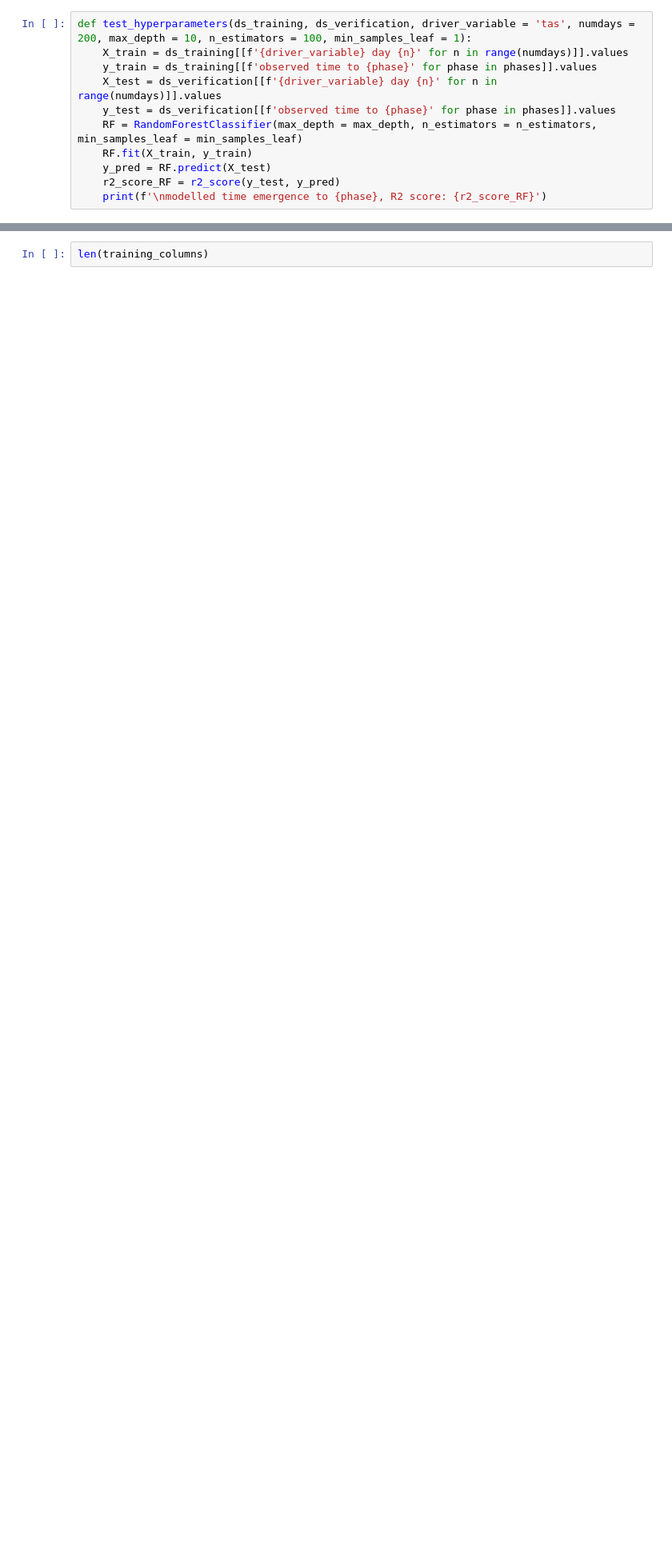
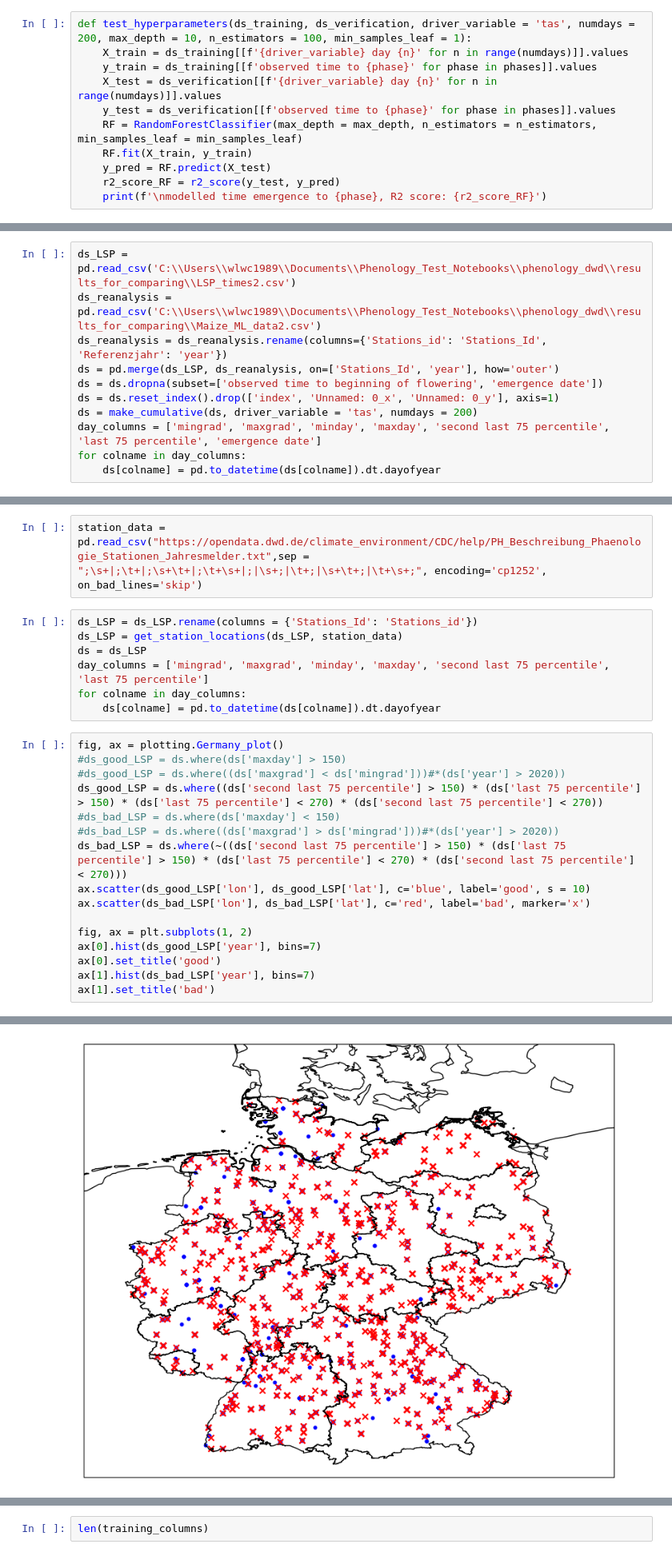
Before and after one commit to MartinP556/ML_algorithms, a Jupyter notebook: ML_Practise.ipynb, the cells around one changed output, grey strips where cells are left out. Shown at 80% size. Drawn from its saved outputs; the diff is of its cells as text; blank space fills up the shorter version.

```diff
--- a/ML_Practise.ipynb
+++ b/ML_Practise.ipynb
@@ -63 +82,12 @@ def test_hyperparameters(ds_training, ds_verification, driver_variable = 'tas',
+# %%
+ds_LSP = pd.read_csv('C:\\Users\\wlwc1989\\Documents\\Phenology_Test_Notebooks\\phenology_dwd\\results_for_comparing\\LSP_times2.csv')
+ds_reanalysis = pd.read_csv('C:\\Users\\wlwc1989\\Documents\\Phenology_Test_Notebooks\\phenology_dwd\\results_for_comparing\\Maize_ML_data2.csv')
+ds_reanalysis = ds_reanalysis.rename(columns={'Stations_id': 'Stations_Id', 'Referenzjahr': 'year'})
+ds = pd.merge(ds_LSP, ds_reanalysis, on=['Stations_Id', 'year'], how='outer')
+ds = ds.dropna(subset=['observed time to beginning of flowering', 'emergence date'])
+ds = ds.reset_index().drop(['index', 'Unnamed: 0_x', 'Unnamed: 0_y'], axis=1)
+ds = make_cumulative(ds, driver_variable = 'tas', numdays = 200)
+day_columns = ['mingrad', 'maxgrad', 'minday', 'maxday', 'second last 75 percentile', 'last 75 percentile', 'emergence date']
+for colname in day_columns:
+    ds[colname] = pd.to_datetime(ds[colname]).dt.dayofyear
 # %%
@@ -100,0 +97,26 @@ for predictor_index, predictor in enumerate(predictors):
+# %%
+station_data = pd.read_csv("https://opendata.dwd.de/climate_environment/CDC/help/PH_Beschreibung_Phaenologie_Stationen_Jahresmelder.txt",sep = ";\s+|;\t+|;\s+\t+|;\t+\s+|;|\s+;|\t+;|\s+\t+;|\t+\s+;", encoding='cp1252', on_bad_lines='skip')
+# %%
+ds_LSP = ds_LSP.rename(columns = {'Stations_Id': 'Stations_id'})
+ds_LSP = get_station_locations(ds_LSP, station_data)
+ds = ds_LSP
+day_columns = ['mingrad', 'maxgrad', 'minday', 'maxday', 'second last 75 percentile', 'last 75 percentile']
+for colname in day_columns:
+    ds[colname] = pd.to_datetime(ds[colname]).dt.dayofyear
+# %%
+fig, ax = plotting.Germany_plot()
+#ds_good_LSP = ds.where(ds['maxday'] > 150)
+#ds_good_LSP = ds.where((ds['maxgrad'] < ds['mingrad']))#*(ds['year'] > 2020))
+ds_good_LSP = ds.where((ds['second last 75 percentile'] > 150) * (ds['last 75 percentile'] > 150) * (ds['last 75 percentile'] < 270) * (ds['second last 75 percentile'] < 270))
+#ds_bad_LSP = ds.where(ds['maxday'] < 150)
+#ds_bad_LSP = ds.where((ds['maxgrad'] > ds['mingrad']))#*(ds['year'] > 2020))
+ds_bad_LSP = ds.where(~((ds['second last 75 percentile'] > 150) * (ds['last 75 percentile'] > 150) * (ds['last 75 percentile'] < 270) * (ds['second last 75 percentile'] < 270)))
+ax.scatter(ds_good_LSP['lon'], ds_good_LSP['lat'], c='blue', label='good', s = 10)
+ax.scatter(ds_bad_LSP['lon'], ds_bad_LSP['lat'], c='red', label='bad', marker='x')
+
+fig, ax = plt.subplots(1, 2)
+ax[0].hist(ds_good_LSP['year'], bins=7)
+ax[0].set_title('good')
+ax[1].hist(ds_bad_LSP['year'], bins=7)
+ax[1].set_title('bad')
+# %% [output]
@@ -100,0 +124 @@ for predictor_index, predictor in enumerate(predictors):
+[figure, added]
```
Also changed, not shown: parts of 27 cells of this notebook, 2 other files.
